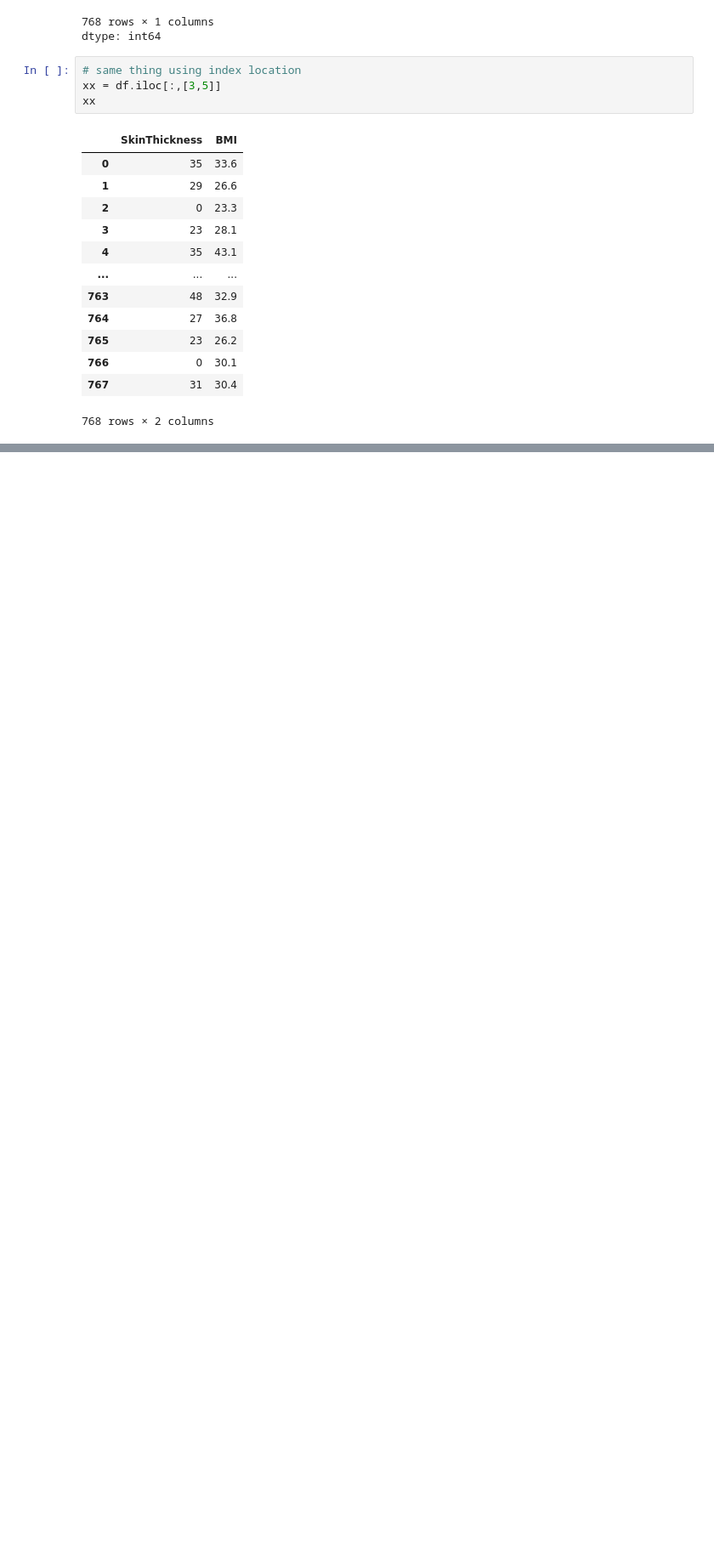
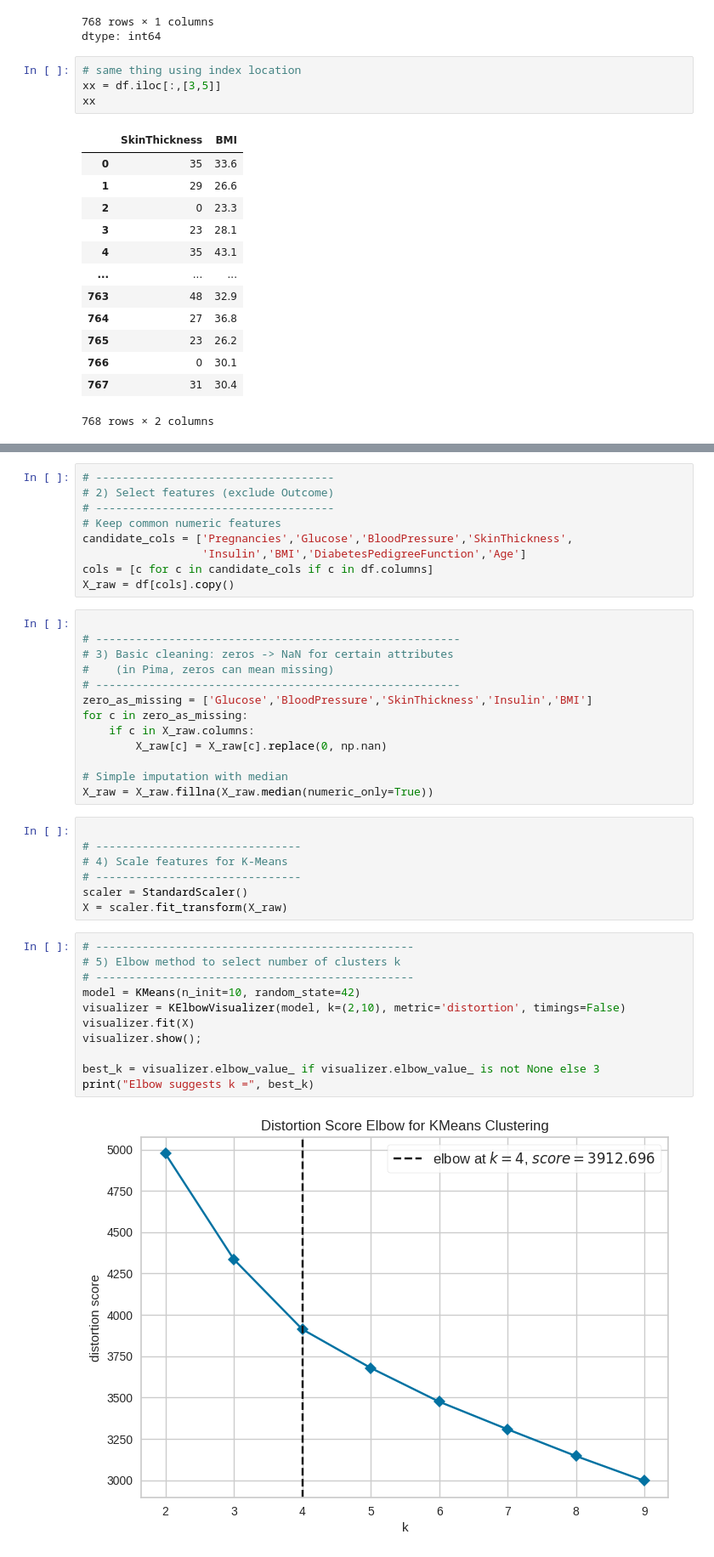
Before and after one commit to Abhijeet3407/Artifical-Inteligence, a Jupyter notebook: Week-6.2.ipynb, the cells around one changed output, grey strips where cells are left out. Shown at 85% size. Drawn from its saved outputs; the diff is of its cells as text; blank space fills up the shorter version.

```diff
--- a/Week-6.2.ipynb
+++ b/Week-6.2.ipynb
@@ -86,0 +119,42 @@ xx
+# %%
+# ------------------------------------
+# 2) Select features (exclude Outcome)
+# ------------------------------------
+# Keep common numeric features
+candidate_cols = ['Pregnancies','Glucose','BloodPressure','SkinThickness',
+                  'Insulin','BMI','DiabetesPedigreeFunction','Age']
+cols = [c for c in candidate_cols if c in df.columns]
+X_raw = df[cols].copy()
+# %%
+
+# -------------------------------------------------------
+# 3) Basic cleaning: zeros -> NaN for certain attributes
+#    (in Pima, zeros can mean missing)
+# -------------------------------------------------------
+zero_as_missing = ['Glucose','BloodPressure','SkinThickness','Insulin','BMI']
+for c in zero_as_missing:
+    if c in X_raw.columns:
+        X_raw[c] = X_raw[c].replace(0, np.nan)
+
+# Simple imputation with median
+X_raw = X_raw.fillna(X_raw.median(numeric_only=True))
+# %%
+
+# -------------------------------
+# 4) Scale features for K-Means
+# -------------------------------
+scaler = StandardScaler()
+X = scaler.fit_transform(X_raw)
+# %%
+# ------------------------------------------------
+# 5) Elbow method to select number of clusters k
+# ------------------------------------------------
+model = KMeans(n_init=10, random_state=42)
+visualizer = KElbowVisualizer(model, k=(2,10), metric='distortion', timings=False)
+visualizer.fit(X)
+visualizer.show();
+
+best_k = visualizer.elbow_value_ if visualizer.elbow_value_ is not None else 3
+print("Elbow suggests k =", best_k)
+# %% [output]
+[figure, added]
```
Also changed, not shown: parts of 7 cells of this notebook.
